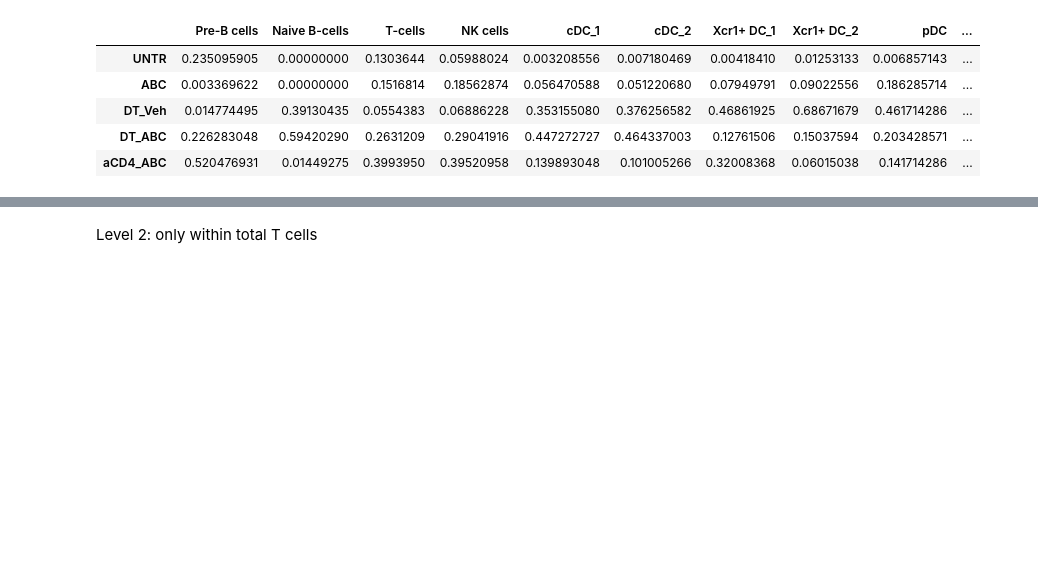
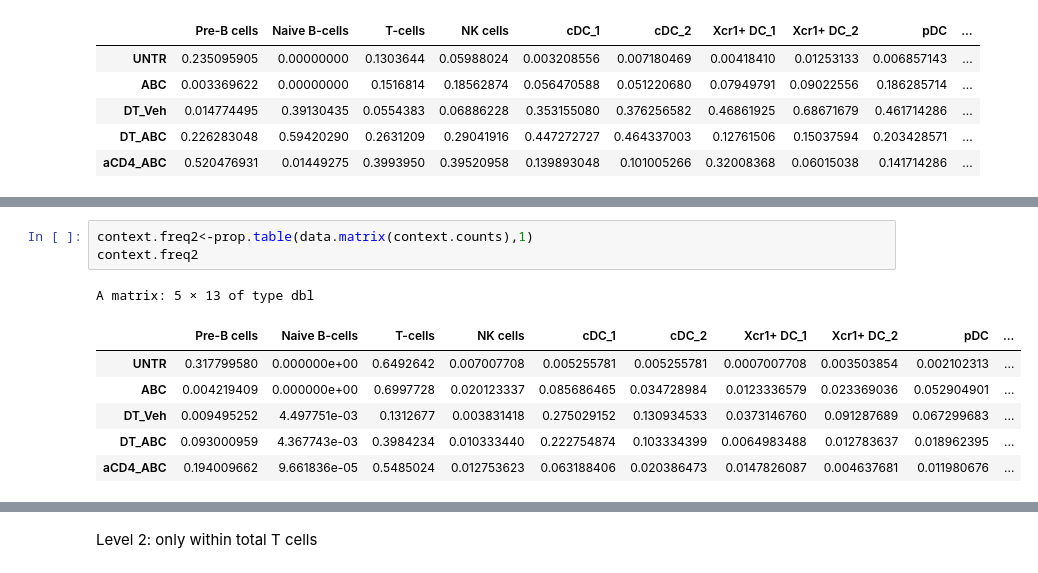
Before and after one commit to hmbaghdassarian/norcross_abc, a Jupyter notebook: notebooks/02_Compositional_Analysis.ipynb, the cells around one changed output, grey strips where cells are left out. Cells and saved outputs as stored; diff of their text form; blank space fills up the shorter version.

```diff
--- a/notebooks/02_Compositional_Analysis.ipynb
+++ b/notebooks/02_Compositional_Analysis.ipynb
@@ -66,0 +72,11 @@ for (ext in c('.svg', '.png', '.pdf')){ggsave(paste0(data_path, 'figures/',
+# %%
+context.freq2<-prop.table(data.matrix(context.counts),1)
+context.freq2
+# %% [output]
+A matrix: 5 × 13 of type dbl
+|  | Pre-B cells | Naive B-cells | T-cells | NK cells | cDC_1 | cDC_2 | Xcr1+ DC_1 | Xcr1+ DC_2 | pDC | ... |
+| UNTR | 0.317799580 | 0.000000e+00 | 0.6492642 | 0.007007708 | 0.005255781 | 0.005255781 | 0.0007007708 | 0.003503854 | 0.002102313 | ... |
+| ABC | 0.004219409 | 0.000000e+00 | 0.6997728 | 0.020123337 | 0.085686465 | 0.034728984 | 0.0123336579 | 0.023369036 | 0.052904901 | ... |
+| DT_Veh | 0.009495252 | 4.497751e-03 | 0.1312677 | 0.003831418 | 0.275029152 | 0.130934533 | 0.0373146760 | 0.091287689 | 0.067299683 | ... |
+| DT_ABC | 0.093000959 | 4.367743e-03 | 0.3984234 | 0.010333440 | 0.222754874 | 0.103334399 | 0.0064983488 | 0.012783637 | 0.018962395 | ... |
+| aCD4_ABC | 0.194009662 | 9.661836e-05 | 0.5485024 | 0.012753623 | 0.063188406 | 0.020386473 | 0.0147826087 | 0.004637681 | 0.011980676 | ... |
```
Also changed, not shown: parts of 9 cells of this notebook, 7 other files.
